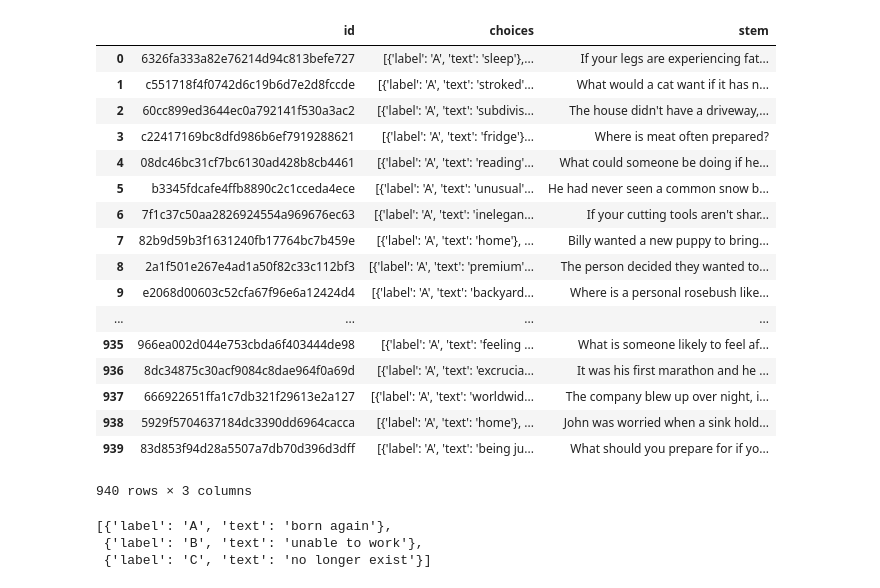
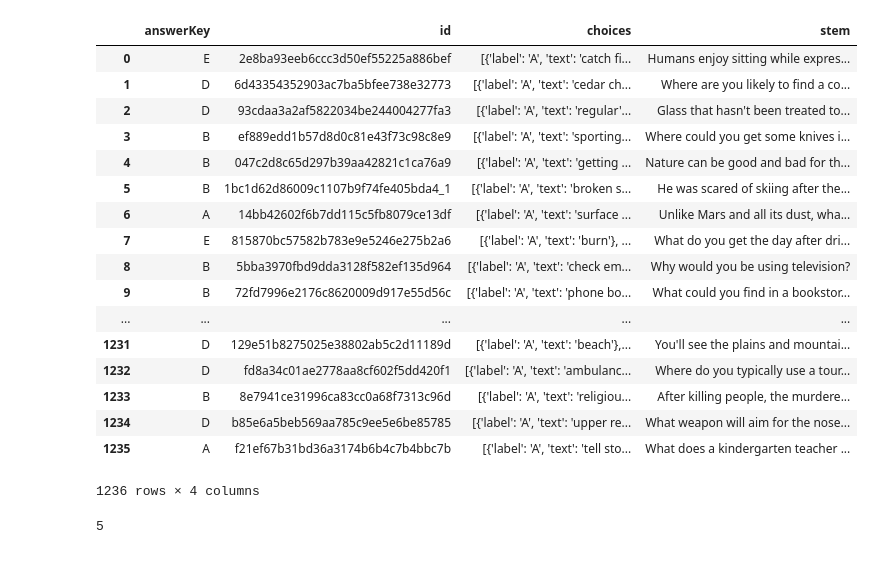
Before and after one commit to bhagyasharma/nlp_commonsenseqa, a Jupyter notebook: commonsenseqa_json_to_csv.ipynb, the cells around one changed output. Drawn from its saved outputs; the diff is of its cells as text; code cells hidden in the pictures.

```diff
--- a/commonsenseqa_json_to_csv.ipynb
+++ b/commonsenseqa_json_to_csv.ipynb
@@ -4,37 +5,36 @@ import json
 from pandas.io.json import json_normalize
 # %%
 data = []
-with open('test_rand_split_no_answers.jsonl', 'r') as f:
+with open('dev_qtoken_split.jsonl', 'r') as f:
     for line in f:
         data.append(json.loads(line))
     extracted_data = json_normalize(data)
     extracted_data.columns = extracted_data.columns.map(lambda x: x.split(".")[-1])
 extracted_data
 # %% [output]
-|  | id | choices | stem |
-| 0 | 6326fa333a82e76214d94c813befe727 | [{'label': 'A', 'text': 'sleep'},... | If your legs are experiencing fat... |
-| 1 | c551718f4f0742d6c19b6d7e2d8fccde | [{'label': 'A', 'text': 'stroked'... | What would a cat want if it has n... |
-| 2 | 60cc899ed3644ec0a792141f530a3ac2 | [{'label': 'A', 'text': 'subdivis... | The house didn't have a driveway,... |
-| 3 | c22417169bc8dfd986b6ef7919288621 | [{'label': 'A', 'text': 'fridge'}... | Where is meat often prepared? |
-| 4 | 08dc46bc31cf7bc6130ad428b8cb4461 | [{'label': 'A', 'text': 'reading'... | What could someone be doing if he... |
-| 5 | b3345fdcafe4ffb8890c2c1cceda4ece | [{'label': 'A', 'text': 'unusual'... | He had never seen a common snow b... |
-| 6 | 7f1c37c50aa2826924554a969676ec63 | [{'label': 'A', 'text': 'inelegan... | If your cutting tools aren't shar... |
-| 7 | 82b9d59b3f1631240fb17764bc7b459e | [{'label': 'A', 'text': 'home'}, ... | Billy wanted a new puppy to bring... |
-| 8 | 2a1f501e267e4ad1a50f82c33c112bf3 | [{'label': 'A', 'text': 'premium'... | The person decided they wanted to... |
-| 9 | e2068d00603c52cfa67f96e6a12424d4 | [{'label': 'A', 'text': 'backyard... | Where is a personal rosebush like... |
-| ... | ... | ... | ... |
-| 935 | 966ea002d044e753cbda6f403444de98 | [{'label': 'A', 'text': 'feeling ... | What is someone likely to feel af... |
-| 936 | 8dc34875c30acf9084c8dae964f0a69d | [{'label': 'A', 'text': 'excrucia... | It was his first marathon and he ... |
-| 937 | 666922651ffa1c7db321f29613e2a127 | [{'label': 'A', 'text': 'worldwid... | The company blew up over night, i... |
-| 938 | 5929f5704637184dc3390dd6964cacca | [{'label': 'A', 'text': 'home'}, ... | John was worried when a sink hold... |
-| 939 | 83d853f94d28a5507a7db70d396d3dff | [{'label': 'A', 'text': 'being ju... | What should you prepare for if yo... |
+|  | answerKey | id | choices | stem |
+| 0 | E | 2e8ba93eeb6ccc3d50ef55225a886bef | [{'label': 'A', 'text': 'catch fi... | Humans enjoy sitting while expres... |
+| 1 | D | 6d43354352903ac7ba5bfee738e32773 | [{'label': 'A', 'text': 'cedar ch... | Where are you likely to find a co... |
+| 2 | D | 93cdaa3a2af5822034be244004277fa3 | [{'label': 'A', 'text': 'regular'... | Glass that hasn't been treated to... |
+| 3 | B | ef889edd1b57d8d0c81e43f73c98c8e9 | [{'label': 'A', 'text': 'sporting... | Where could you get some knives i... |
+| 4 | B | 047c2d8c65d297b39aa42821c1ca76a9 | [{'label': 'A', 'text': 'getting ... | Nature can be good and bad for th... |
+| 5 | B | 1bc1d62d86009c1107b9f74fe405bda4_1 | [{'label': 'A', 'text': 'broken s... | He was scared of skiing after the... |
+| 6 | A | 14bb42602f6b7dd115c5fb8079ce13df | [{'label': 'A', 'text': 'surface ... | Unlike Mars and all its dust, wha... |
+| 7 | E | 815870bc57582b783e9e5246e275b2a6 | [{'label': 'A', 'text': 'burn'}, ... | What do you get the day after dri... |
+| 8 | B | 5bba3970fbd9dda3128f582ef135d964 | [{'label': 'A', 'text': 'check em... | Why would you be using television? |
+| 9 | B | 72fd7996e2176c8620009d917e55d56c | [{'label': 'A', 'text': 'phone bo... | What could you find in a bookstor... |
+| ... | ... | ... | ... | ... |
+| 1231 | D | 129e51b8275025e38802ab5c2d11189d | [{'label': 'A', 'text': 'beach'},... | You'll see the plains and mountai... |
+| 1232 | D | fd8a34c01ae2778aa8cf602f5dd420f1 | [{'label': 'A', 'text': 'ambulanc... | Where do you typically use a tour... |
+| 1233 | B | 8e7941ce31996ca83cc0a68f7313c96d | [{'label': 'A', 'text': 'religiou... | After killing people, the murdere... |
+| 1234 | D | b85e6a5beb569aa785c9ee5e6be85785 | [{'label': 'A', 'text': 'upper re... | What weapon will aim for the nose... |
+| 1235 | A | f21ef67b31bd36a3174b6b4c7b4bbc7b | [{'label': 'A', 'text': 'tell sto... | What does a kindergarten teacher ... |
-940 rows × 3 columns
+1236 rows × 4 columns
-# %%
-extracted_data['choices'][0]
-# %% [output]
-[{'label': 'A', 'text': 'born again'},
- {'label': 'B', 'text': 'unable to work'},
- {'label': 'C', 'text': 'no longer exist'}]
+# %%
+num_choices = len(extracted_data['choices'][0])
+num_choices
+# %% [output]
+5
 # %%
 def get_choices(options, val):
     option = options[int(val)]
```
Also changed, not shown: parts of 6 cells of this notebook, 25 other files.
